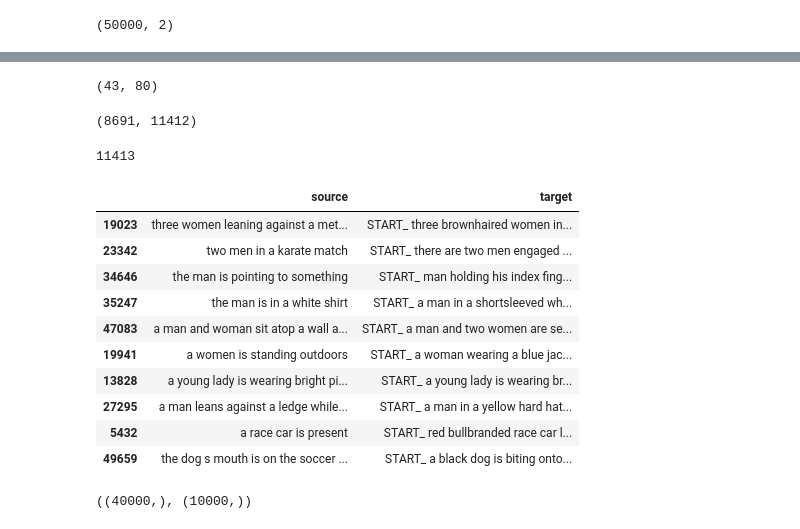
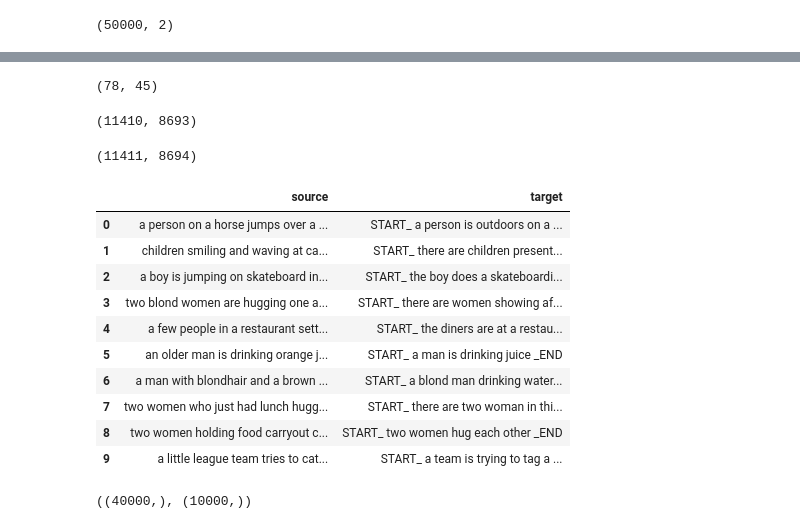
Before and after one commit to aaBadri/natural-language-inference, a Jupyter notebook: seq2seq.ipynb, the cells around one changed output, grey strips where cells are left out. Drawn from its saved outputs; the diff is of its cells as text; code cells hidden in the pictures.

```diff
--- a/seq2seq.ipynb
+++ b/seq2seq.ipynb
@@ -32,8 +26,8 @@ Using TensorFlow backend.
 # %% [markdown]
 # Load and Preprocess the data
 # %%
-source = pd.read_pickle(r'https://github.com/aliakbarbadri/natural-language-inference/blob/master/hypotheses_train.pickle?raw=true')
-target = pd.read_pickle(r'https://github.com/aliakbarbadri/natural-language-inference/blob/master/premises_train.pickle?raw=true')
+source = pd.read_pickle(r'https://github.com/aliakbarbadri/natural-language-inference/blob/master/premises_train.pickle?raw=true')
+target = pd.read_pickle(r'https://github.com/aliakbarbadri/natural-language-inference/blob/master/hypotheses_train.pickle?raw=true')
 # %%
 print(source[0])
 print(target[0])
@@ -126,7 +120,7 @@ max_length_tar = np.max(lenght_list)
 
 max_length_src, max_length_tar
 # %% [output]
-(43, 80)
+(78, 45)
 # %%
 input_words = sorted(list(all_words_source))
 target_words = sorted(list(all_words_target))
@@ -136,12 +130,13 @@ num_decoder_tokens = len(all_words_target)
 
 num_encoder_tokens, num_decoder_tokens
 # %% [output]
-(8691, 11412)
+(11410, 8693)
 # %%
+num_encoder_tokens += 1
 num_decoder_tokens += 1 # For zero padding
-num_decoder_tokens
+num_encoder_tokens, num_decoder_tokens
 # %% [output]
-11413
+(11411, 8694)
 # %%
 input_token_index = dict([(word, i+1) for i, word in enumerate(input_words)])
 target_token_index = dict([(word, i+1) for i, word in enumerate(target_words)])
@@ -149,20 +144,20 @@ target_token_index = dict([(word, i+1) for i, word in enumerate(target_words)])
 reverse_input_char_index = dict((i, word) for word, i in input_token_index.items())
 reverse_target_char_index = dict((i, word) for word, i in target_token_index.items())
 # %%
-lines = shuffle(lines)
+# lines = shuffle(lines)
 lines.head(10)
 # %% [output]
 |  | source | target |
-| 19023 | three women leaning against a met... | START_ three brownhaired women in... |
-| 23342 | two men in a karate match | START_ there are two men engaged ... |
-| 34646 | the man is pointing to something | START_ man holding his index fing... |
-| 35247 | the man is in a white shirt | START_ a man in a shortsleeved wh... |
-| 47083 | a man and woman sit atop a wall a... | START_ a man and two women are se... |
-| 19941 | a women is standing outdoors | START_ a woman wearing a blue jac... |
-| 13828 | a young lady is wearing bright pi... | START_ a young lady is wearing br... |
-| 27295 | a man leans against a ledge while... | START_ a man in a yellow hard hat... |
-| 5432 | a race car is present | START_ red bullbranded race car l... |
-| 49659 | the dog s mouth is on the soccer ... | START_ a black dog is biting onto... |
+| 0 | a person on a horse jumps over a ... | START_ a person is outdoors on a ... |
+| 1 | children smiling and waving at ca... | START_ there are children present... |
+| 2 | a boy is jumping on skateboard in... | START_ the boy does a skateboardi... |
+| 3 | two blond women are hugging one a... | START_ there are women showing af... |
+| 4 | a few people in a restaurant sett... | START_ the diners are at a restau... |
+| 5 | an older man is drinking orange j... | START_ a man is drinking juice _END |
+| 6 | a man with blondhair and a brown ... | START_ a blond man drinking water... |
+| 7 | two women who just had lunch hugg... | START_ there are two woman in thi... |
+| 8 | two women holding food carryout c... | START_ two women hug each other _END |
+| 9 | a little league team tries to cat... | START_ a team is trying to tag a ... |
 # %%
 # Train - Test Split
 X, y = lines.source, lines.target
```
Also changed, not shown: parts of 20 cells of this notebook.
